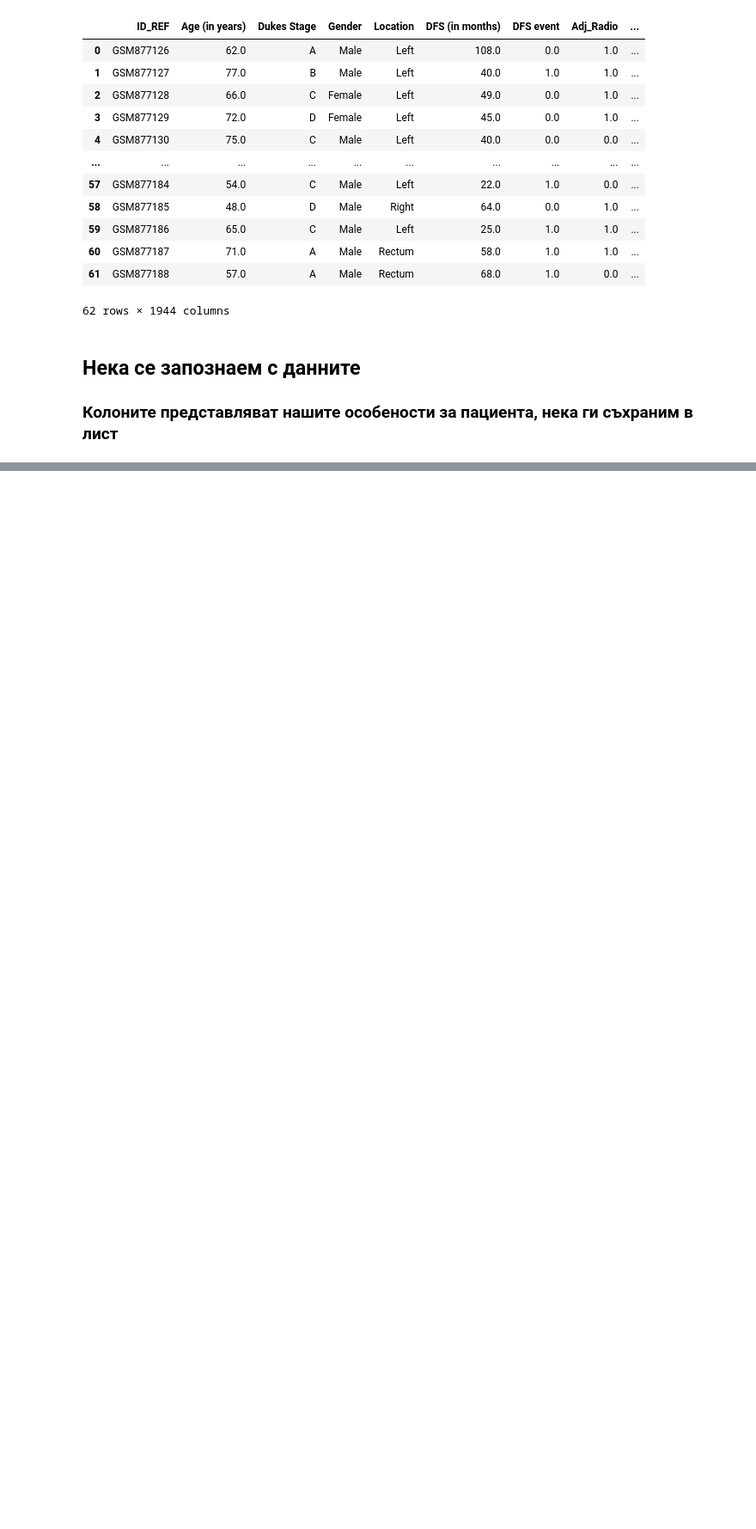
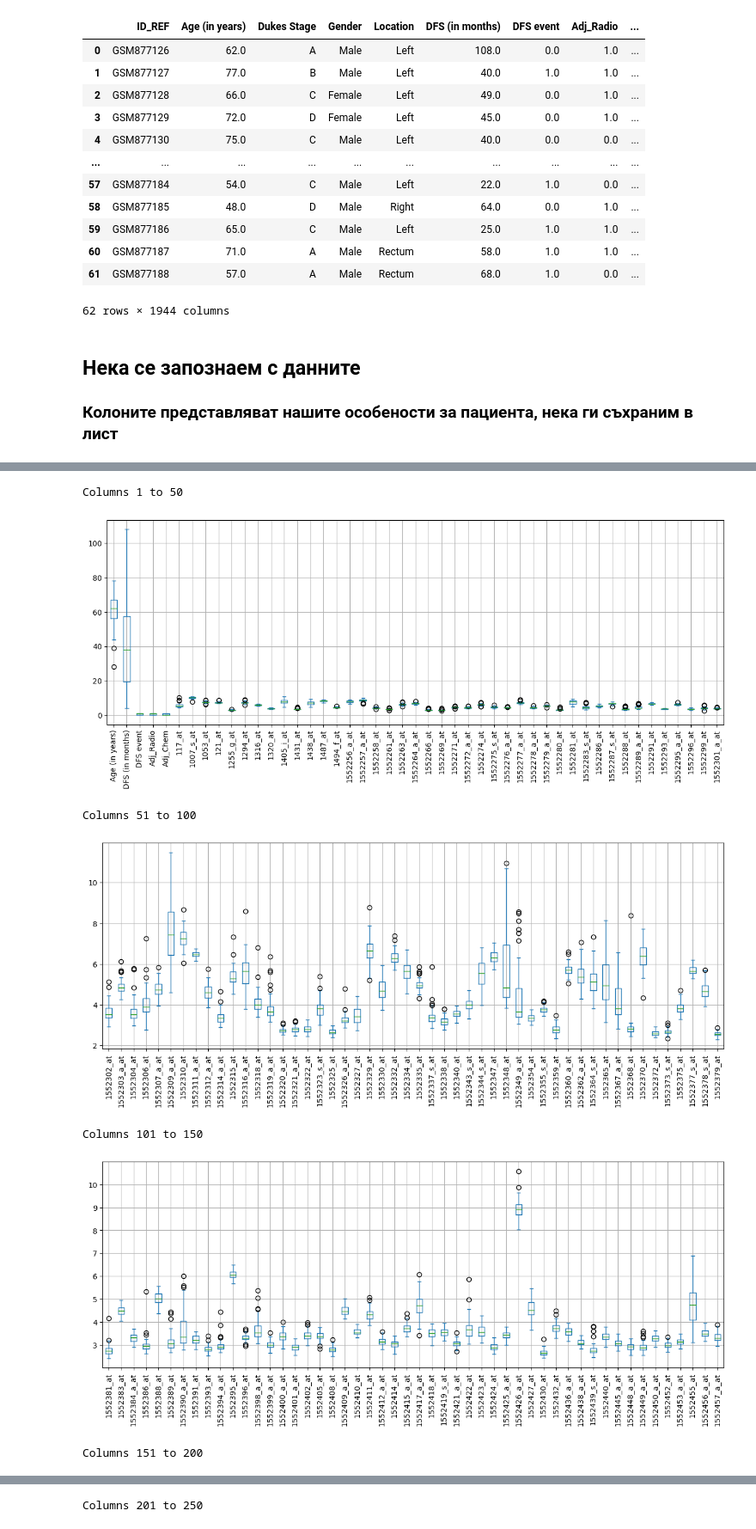
Before and after one commit to BorislavKrumov/colorectal-cancer, a Jupyter notebook: Colorectal Cancer DFS Classification.ipynb, the cells around one changed output, grey strips where cells are left out. Shown at 86% size. Saved outputs shown, nothing was run; the diff lists cells and outputs as text; code cells hidden in the pictures; blank space fills up the shorter version.

```diff
--- a/Colorectal Cancer DFS Classification.ipynb
+++ b/Colorectal Cancer DFS Classification.ipynb
@@ -75,0 +87,22 @@ features_patients
+# %%
+for i in range(38):
+    print('Columns', 50*i+1 , 'to', 50*i+50)
+    df_patients.iloc[:,50*i+1:50*i+50+1].plot(kind='box', figsize=(15,5))
+    plt.xticks(rotation=90)
+    plt.grid()
+    plt.show()
+
+# separate plot for incomplete last block
+print('Columns', 1901 , 'to', 1935)
+df_patients.iloc[:,1901:1945+1].plot(kind='box', figsize=(15,5))
+plt.xticks(rotation=90)
+plt.grid()
+plt.show()
+# %% [output]
+Columns 1 to 50
+[figure, added]
+Columns 51 to 100
+[figure, added]
+Columns 101 to 150
+[figure, added]
+Columns 151 to 200
@@ -75,0 +110 @@ features_patients
+Columns 201 to 250
```
Also changed, not shown: parts of 24 cells of this notebook, 1 other file.
